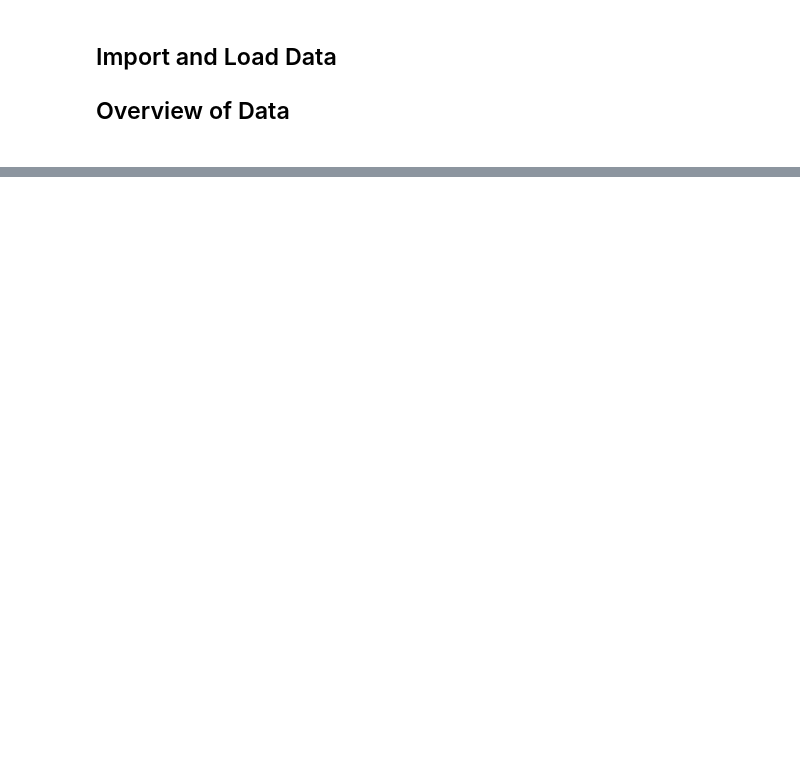
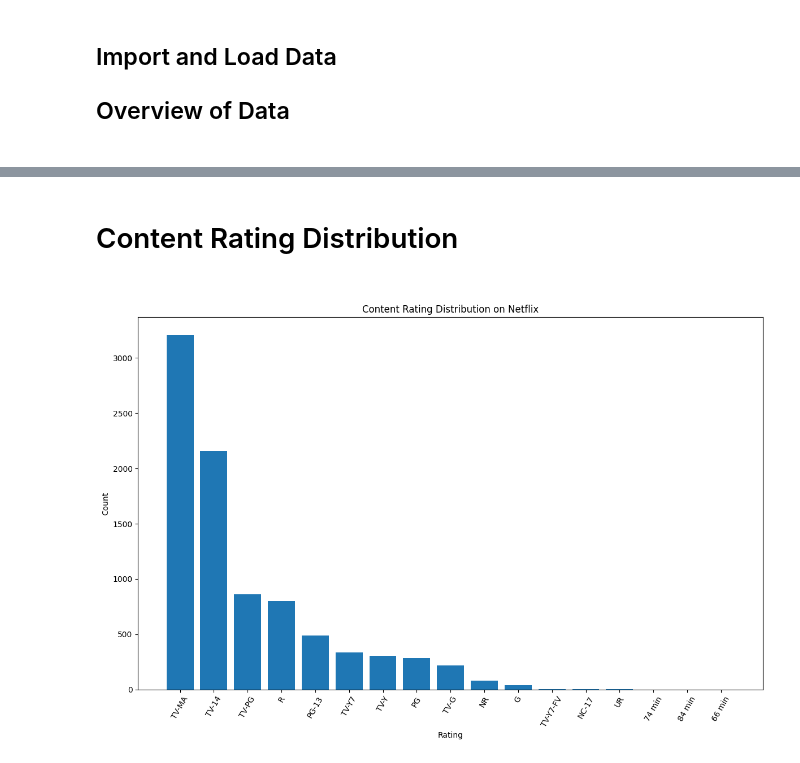
Before and after one commit to joseferur/Exploratory-Data-Analysis, a Jupyter notebook: Netflix-Content-Analysis/Netflix-Content-Analysis.ipynb, the cells around one changed output, grey strips where cells are left out. Saved outputs shown, nothing was run; the diff lists cells and outputs as text; code cells hidden in the pictures; blank space fills up the shorter version.

```diff
--- a/Netflix-Content-Analysis/Netflix-Content-Analysis.ipynb
+++ b/Netflix-Content-Analysis/Netflix-Content-Analysis.ipynb
@@ -46,0 +75,15 @@ dtype: int64
+# %% [markdown]
+<h1>Content Rating Distribution<h1>
+# %%
+rating_counts = df['rating'].value_counts()
+
+plt.figure(figsize=(12, 8))
+plt.bar(rating_counts.index, rating_counts.values)
+plt.xlabel('Rating')
+plt.ylabel('Count')
+plt.title('Content Rating Distribution on Netflix')
+plt.xticks(rotation=60)
+plt.tight_layout()
+plt.show()
+# %% [output]
+[figure, added]
```
Also changed, not shown: parts of 10 cells of this notebook, 1 other file.
